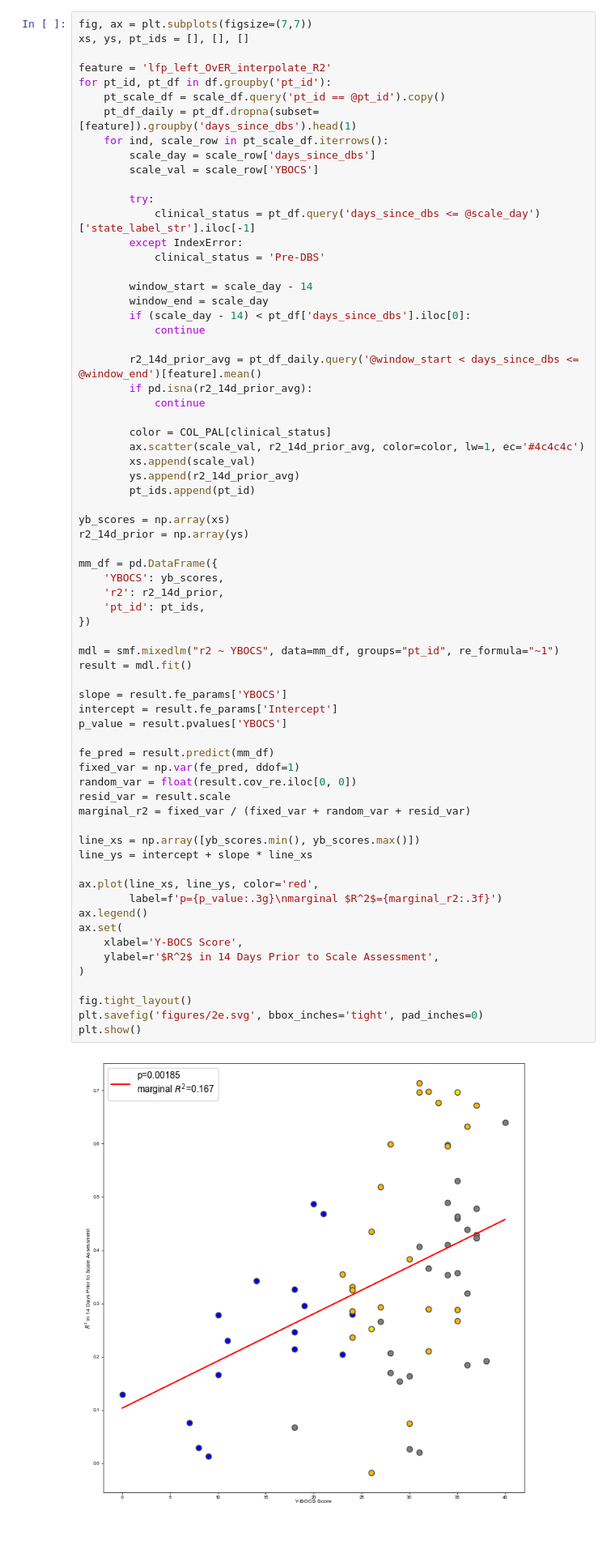
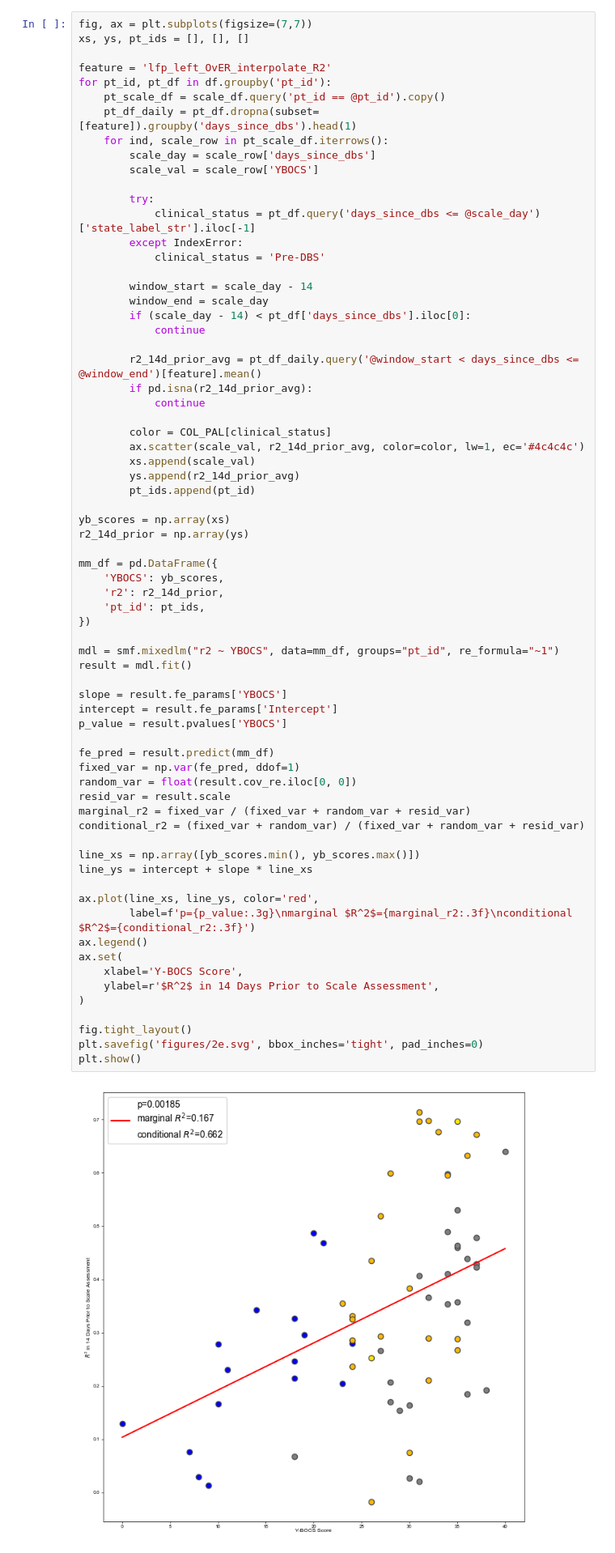
Before and after one commit to ProvenzaLab/PerceptPredictability, a Jupyter notebook: process_data.ipynb, the cells around one changed output. Shown at 81% size. Cells and saved outputs as stored; diff of their text form.

```diff
--- a/process_data.ipynb
+++ b/process_data.ipynb
@@ -876,35 +876,36 @@ mm_df = pd.DataFrame({
     'pt_id': pt_ids,
 })
 
 mdl = smf.mixedlm("r2 ~ YBOCS", data=mm_df, groups="pt_id", re_formula="~1")
 result = mdl.fit()
 
 slope = result.fe_params['YBOCS']
 intercept = result.fe_params['Intercept']
 p_value = result.pvalues['YBOCS']
 
 fe_pred = result.predict(mm_df)
 fixed_var = np.var(fe_pred, ddof=1)
 random_var = float(result.cov_re.iloc[0, 0])
 resid_var = result.scale
 marginal_r2 = fixed_var / (fixed_var + random_var + resid_var)
+conditional_r2 = (fixed_var + random_var) / (fixed_var + random_var + resid_var)
 
 line_xs = np.array([yb_scores.min(), yb_scores.max()])
 line_ys = intercept + slope * line_xs
 
 ax.plot(line_xs, line_ys, color='red',
-        label=f'p={p_value:.3g}\nmarginal $R^2$={marginal_r2:.3f}')
+        label=f'p={p_value:.3g}\nmarginal $R^2$={marginal_r2:.3f}\nconditional $R^2$={conditional_r2:.3f}')
 ax.legend()
 ax.set(
     xlabel='Y-BOCS Score',
     ylabel=r'$R^2$ in 14 Days Prior to Scale Assessment',
 )
 
 fig.tight_layout()
 plt.savefig('figures/2e.svg', bbox_inches='tight', pad_inches=0)
 plt.show()
 # %% [output]
-[figure, old version]
+[figure, new version]
 # %% [markdown]
 ## Figure 3
 # %%
```
Also changed, not shown: 3 other files.
